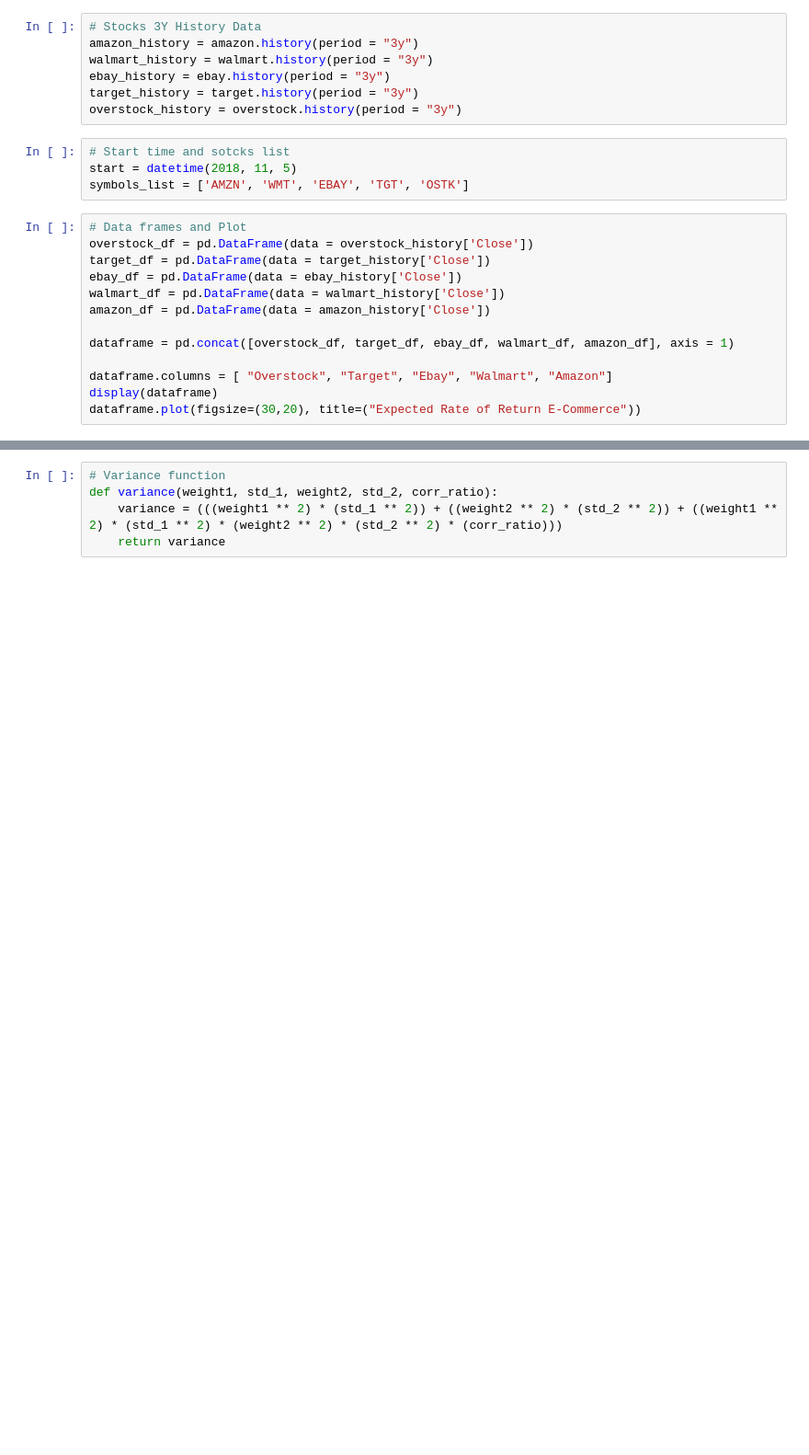
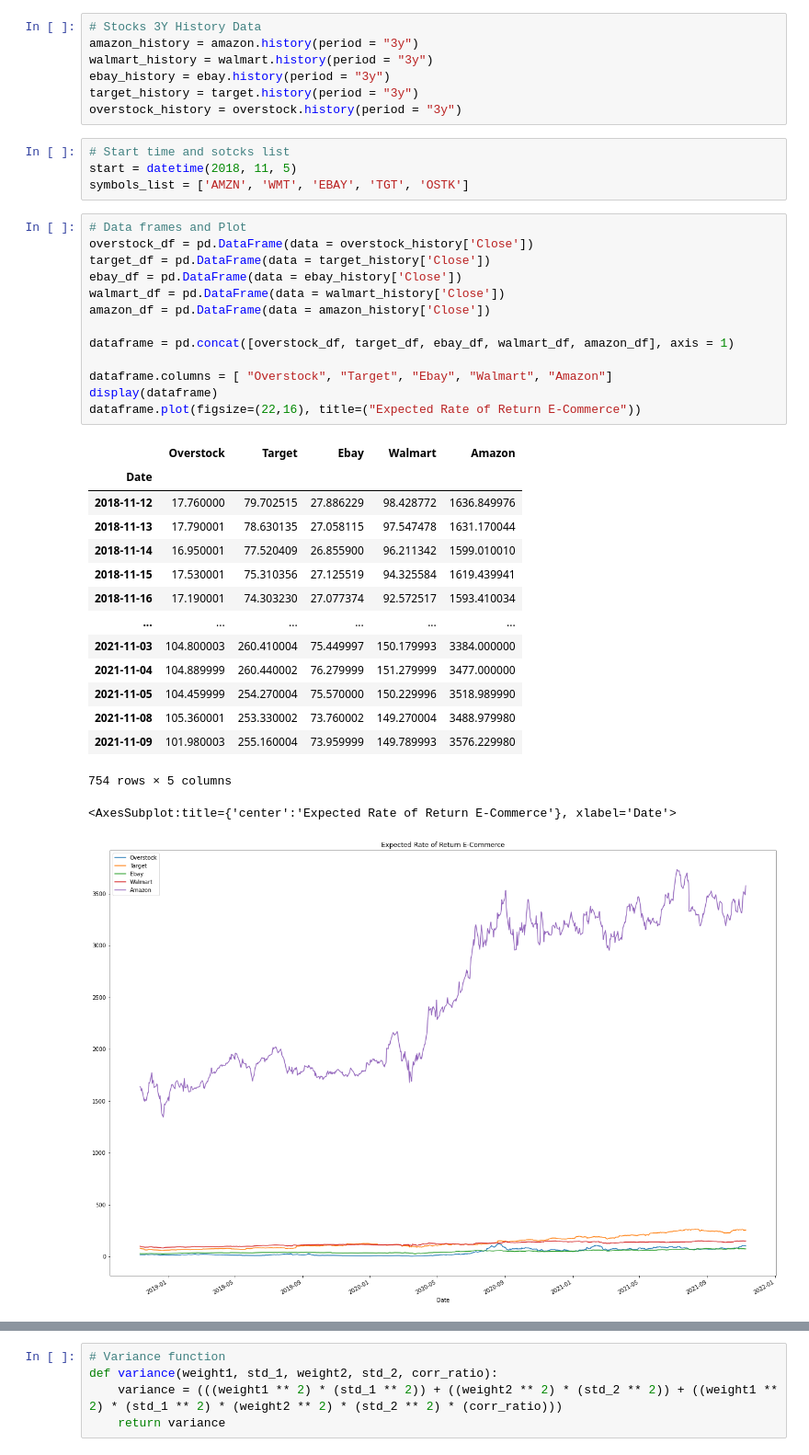
Before and after one commit to jojomani/modern_ecommerce_analysis, a Jupyter notebook: modern_ecom_analysis.ipynb, the cells around one changed output, grey strips where cells are left out. Shown at 92% size. Saved outputs shown, nothing was run; the diff lists cells and outputs as text; blank space fills up the shorter version.

```diff
--- a/modern_ecom_analysis.ipynb
+++ b/modern_ecom_analysis.ipynb
@@ -258,16 +314,33 @@ symbols_list = ['AMZN', 'WMT', 'EBAY', 'TGT', 'OSTK']
 # %%
 # Data frames and Plot
 overstock_df = pd.DataFrame(data = overstock_history['Close'])
 target_df = pd.DataFrame(data = target_history['Close'])
 ebay_df = pd.DataFrame(data = ebay_history['Close'])
 walmart_df = pd.DataFrame(data = walmart_history['Close'])
 amazon_df = pd.DataFrame(data = amazon_history['Close'])
 
 dataframe = pd.concat([overstock_df, target_df, ebay_df, walmart_df, amazon_df], axis = 1)
 
 dataframe.columns = [ "Overstock", "Target", "Ebay", "Walmart", "Amazon"]
 display(dataframe)
-dataframe.plot(figsize=(30,20), title=("Expected Rate of Return E-Commerce"))
+dataframe.plot(figsize=(22,16), title=("Expected Rate of Return E-Commerce"))
+# %% [output]
+|  | Overstock | Target | Ebay | Walmart | Amazon |
+| Date |  |  |  |  |  |
+| 2018-11-12 | 17.760000 | 79.702515 | 27.886229 | 98.428772 | 1636.849976 |
+| 2018-11-13 | 17.790001 | 78.630135 | 27.058115 | 97.547478 | 1631.170044 |
+| 2018-11-14 | 16.950001 | 77.520409 | 26.855900 | 96.211342 | 1599.010010 |
+| 2018-11-15 | 17.530001 | 75.310356 | 27.125519 | 94.325584 | 1619.439941 |
+| 2018-11-16 | 17.190001 | 74.303230 | 27.077374 | 92.572517 | 1593.410034 |
+| ... | ... | ... | ... | ... | ... |
+| 2021-11-03 | 104.800003 | 260.410004 | 75.449997 | 150.179993 | 3384.000000 |
+| 2021-11-04 | 104.889999 | 260.440002 | 76.279999 | 151.279999 | 3477.000000 |
+| 2021-11-05 | 104.459999 | 254.270004 | 75.570000 | 150.229996 | 3518.989990 |
+| 2021-11-08 | 105.360001 | 253.330002 | 73.760002 | 149.270004 | 3488.979980 |
+| 2021-11-09 | 101.980003 | 255.160004 | 73.959999 | 149.789993 | 3576.229980 |
+754 rows × 5 columns
+<AxesSubplot:title={'center':'Expected Rate of Return E-Commerce'}, xlabel='Date'>
+[figure, added]
 # %%
 # Correlation of all stocks
 corr_df = dataframe.corr(method='pearson')
```
Also changed, not shown: parts of 42 cells of this notebook, 3 other files.
